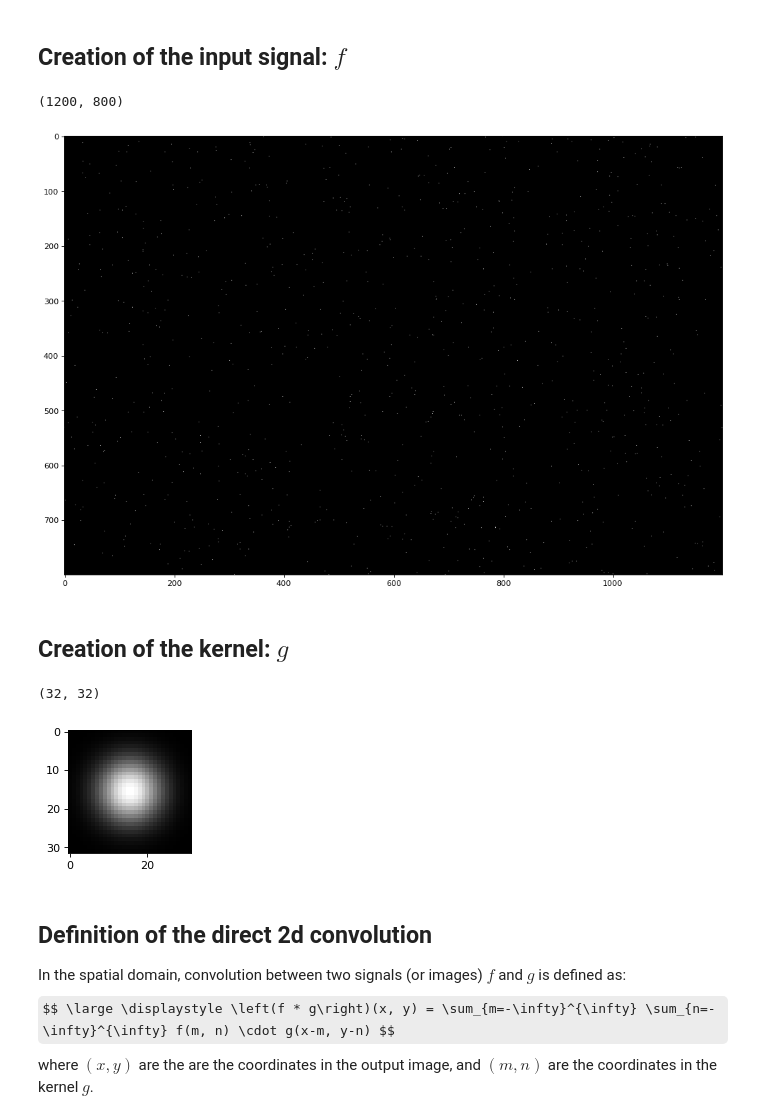
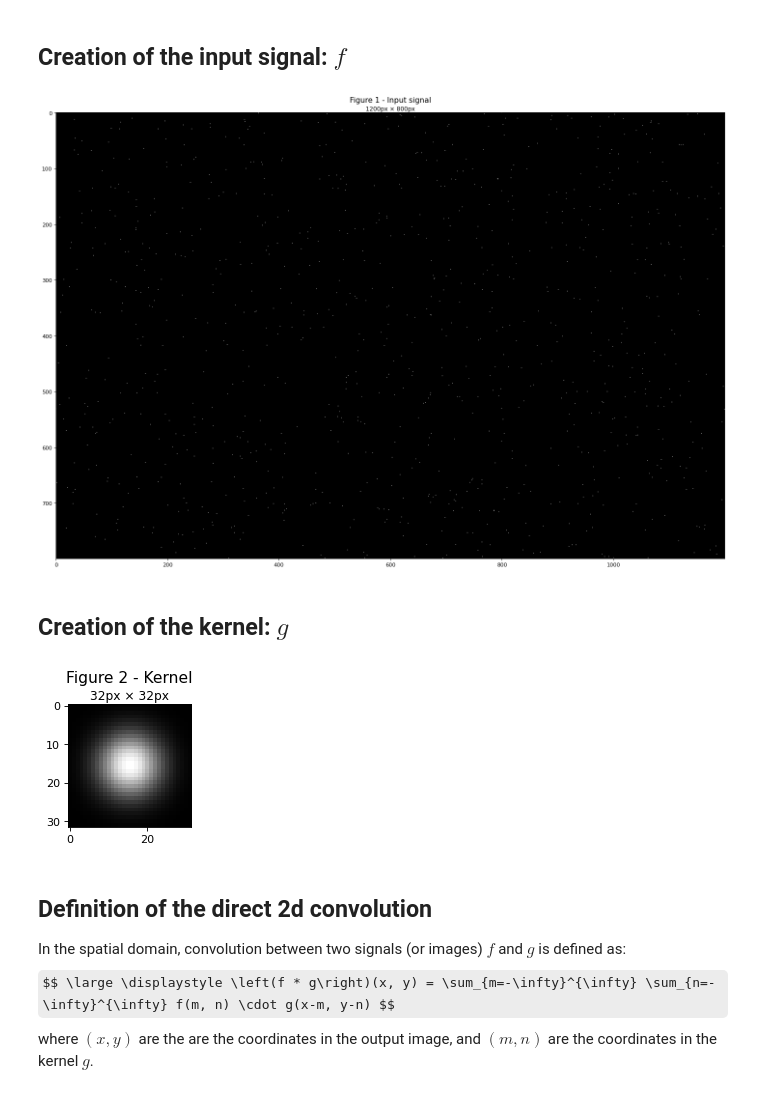
Before and after one commit to RECHE23/Accelerating-a-discrete-2d-convolution-using-FFT, a Jupyter notebook: Accelerating a discrete 2d convolution using FFT.ipynb, the cells around one changed output. Saved outputs shown, nothing was run; the diff lists cells and outputs as text; code cells hidden in the pictures; some formulas as TeX source.

```diff
--- a/Accelerating a discrete 2d convolution using FFT.ipynb
+++ b/Accelerating a discrete 2d convolution using FFT.ipynb
@@ -20,31 +18,23 @@ FFT-based 2D convolution leverages the [Convolution Theorem](https://en.wikipedi
 # %% [markdown]
 ## Creation of the input signal: $f$
 # %%
-f = np.random.rand(1200, 800)
+W, H = 1200, 800
+f = np.random.rand(W, H)
 f[f < .999] = 0
 
-plt.figure(1, figsize=(15, 22.5), dpi=80)
-plt.clf()
-plt.imshow(f.T, cmap=plt.colormaps["gray"])
-
-f.shape
+display_picture(f.T, f"Input signal", f"{W}px × {H}px")
 # %% [output]
-(1200, 800)
-[figure, old version]
+[figure, new version]
 # %% [markdown]
 ## Creation of the kernel: $g$
 # %%
-X, Y = np.mgrid[-1:1:32j, -1:1:32j]
+M, N = 32, 32
+X, Y = np.mgrid[-1:1:M*1j, -1:1:N*1j]
 g = np.exp(-X ** 2 * 2 - Y ** 2 * 2) ** 2
 
-plt.figure(2, figsize=(2, 2), dpi=80)
-plt.clf()
-plt.imshow(g.T, cmap=plt.colormaps["gray"])
-
-g.shape
+display_picture(g.T, f"Kernel", f"{M}px × {N}px", figure_size=(2, 2))
 # %% [output]
-(32, 32)
-[figure, old version]
+[figure, new version]
 # %% [markdown]
 ## Definition of the direct 2d convolution
 
```
Also changed, not shown: parts of 12 cells of this notebook, 1 other file.
